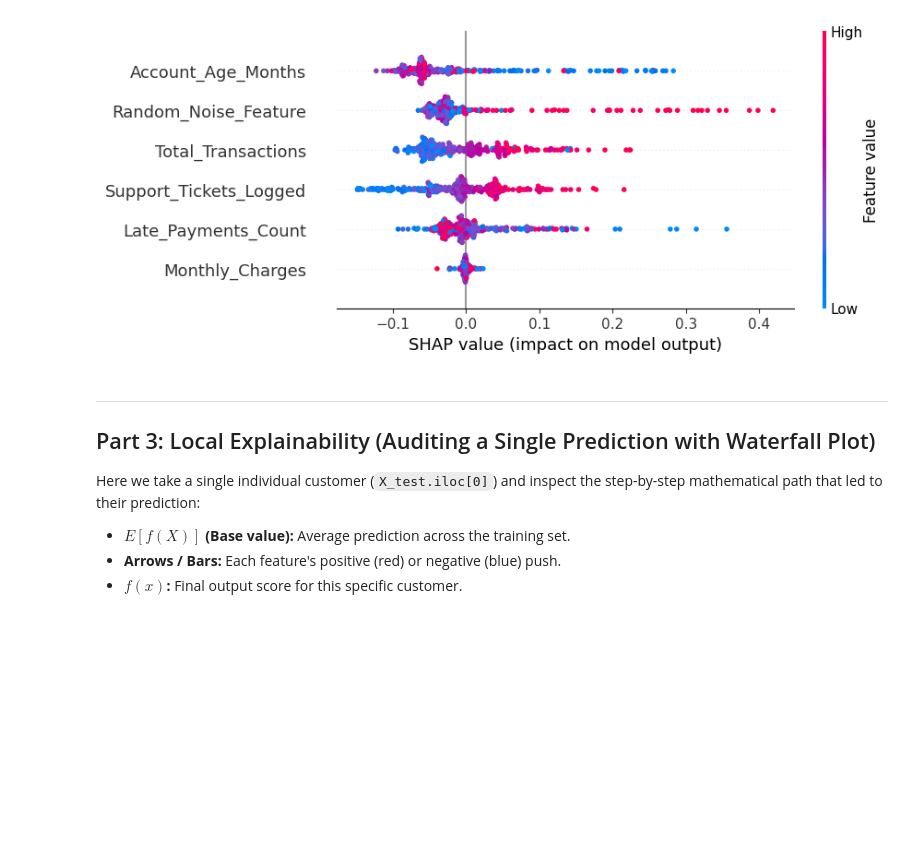
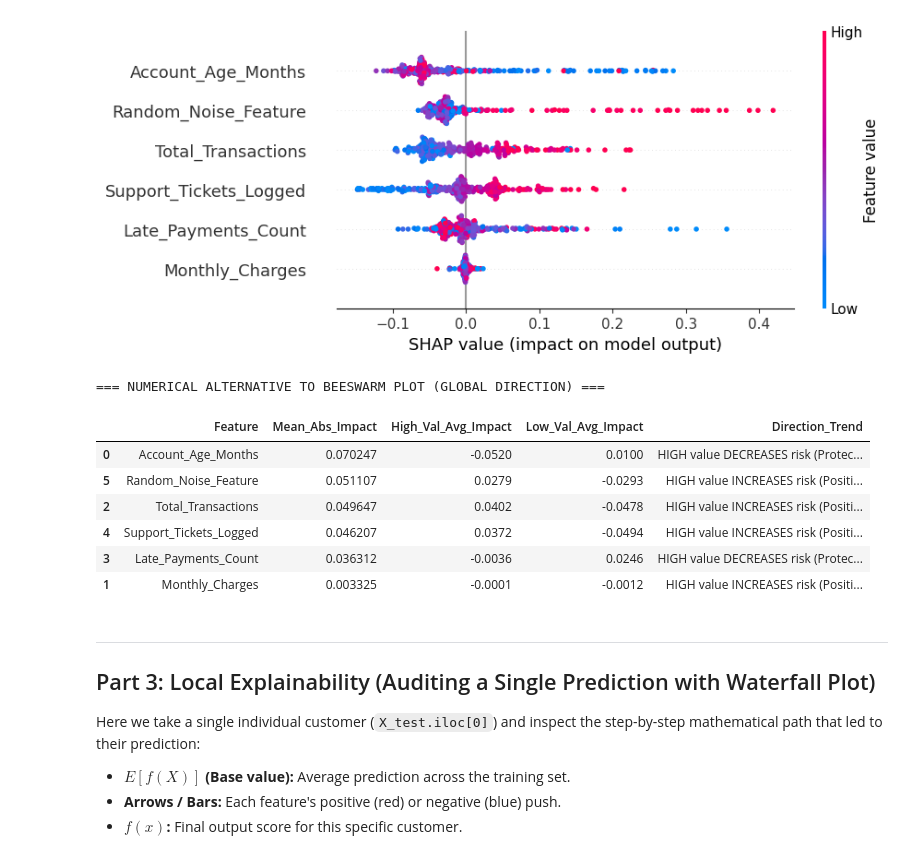
Before and after one commit to DEVANSHU-KALI/machine_leaning_course, a Jupyter notebook: data_preprocessing/9) model_explainability_&_interpretability/2) shap_values/shap_tree_explainer.ipynb, the cells around one changed output. Drawn from its saved outputs; the diff is of its cells as text; code cells hidden in the pictures; blank space fills up the shorter version.

```diff
--- a/data_preprocessing/9) model_explainability_&_interpretability/2) shap_values/shap_tree_explainer.ipynb
+++ b/data_preprocessing/9) model_explainability_&_interpretability/2) shap_values/shap_tree_explainer.ipynb
@@ -122,6 +274,54 @@ shap.plots.beeswarm(shap_class1, max_display=6, show=True)
 # %% [output]
 [figure]
 [figure]
+# %%
+# alternative to beeswarm plot: numerical summary of directionality and magnitude
+
+records = []
+shap_matrix = (
+    shap_class1.values
+)  # Numerical phi values, shape: (n_samples, n_features)
+
+for idx, col in enumerate(X_test.columns):
+    col_raw = X_test[col].values
+    col_phi = shap_matrix[:, idx]
+
+    # Split into High (> median) and Low (<= median) groups
+    median_val = np.median(col_raw)
+    high_impact = col_phi[col_raw > median_val].mean()
+    low_impact = col_phi[col_raw <= median_val].mean()
+
+    # Direction rule
+    if high_impact > low_impact:
+        trend = "HIGH value INCREASES risk (Positive effect)"
+    else:
+        trend = "HIGH value DECREASES risk (Protective effect)"
+
+    records.append(
+        {
+            "Feature": col,
+            "Mean_Abs_Impact": np.abs(col_phi).mean(),
+            "High_Val_Avg_Impact": round(high_impact, 4),
+            "Low_Val_Avg_Impact": round(low_impact, 4),
+            "Direction_Trend": trend,
+        }
+    )
+
+df_direction_math = pd.DataFrame(records).sort_values(
+    by="Mean_Abs_Impact", ascending=False
+)
+
+print("=== NUMERICAL ALTERNATIVE TO BEESWARM PLOT (GLOBAL DIRECTION) ===")
+display(df_direction_math)
+# %% [output]
+=== NUMERICAL ALTERNATIVE TO BEESWARM PLOT (GLOBAL DIRECTION) ===
+|  | Feature | Mean_Abs_Impact | High_Val_Avg_Impact | Low_Val_Avg_Impact | Direction_Trend |
+| 0 | Account_Age_Months | 0.070247 | -0.0520 | 0.0100 | HIGH value DECREASES risk (Protec... |
+| 5 | Random_Noise_Feature | 0.051107 | 0.0279 | -0.0293 | HIGH value INCREASES risk (Positi... |
+| 2 | Total_Transactions | 0.049647 | 0.0402 | -0.0478 | HIGH value INCREASES risk (Positi... |
+| 4 | Support_Tickets_Logged | 0.046207 | 0.0372 | -0.0494 | HIGH value INCREASES risk (Positi... |
+| 3 | Late_Payments_Count | 0.036312 | -0.0036 | 0.0246 | HIGH value DECREASES risk (Protec... |
+| 1 | Monthly_Charges | 0.003325 | -0.0001 | -0.0012 | HIGH value INCREASES risk (Positi... |
 # %% [markdown]
 ---
 ## Part 3: Local Explainability (Auditing a Single Prediction with Waterfall Plot)
```
Also changed, not shown: parts of 3 cells of this notebook, 2 other files.
